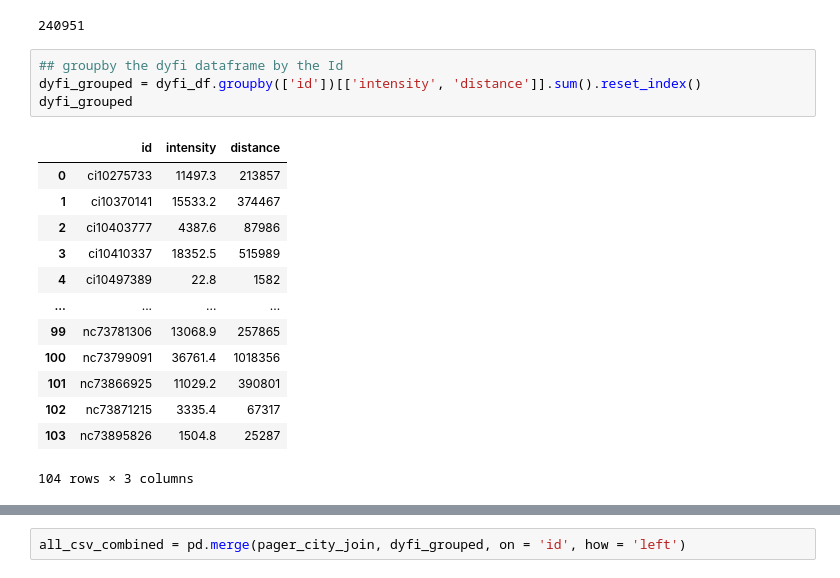
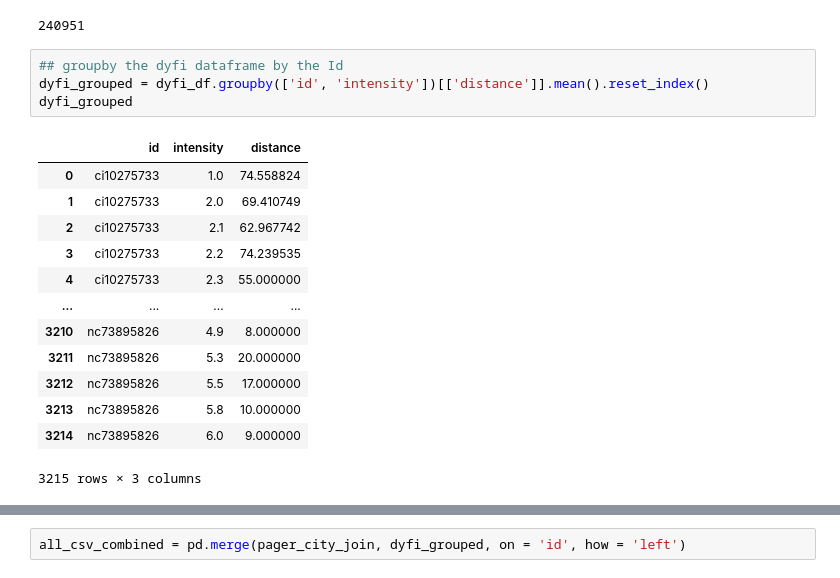
Before and after one commit to justinm329/Earthquake_Analysis, a Jupyter notebook: Untitled.ipynb, the cells around one changed output, grey strips where cells are left out. Saved outputs shown, nothing was run; the diff lists cells and outputs as text.

```diff
--- a/Untitled.ipynb
+++ b/Untitled.ipynb
@@ -96,19 +148,19 @@ len(dyfi_df)
 240951
 # %%
 ## groupby the dyfi dataframe by the Id
-dyfi_grouped = dyfi_df.groupby(['id'])[['intensity', 'distance']].sum().reset_index()
+dyfi_grouped = dyfi_df.groupby(['id', 'intensity'])[['distance']].mean().reset_index()
 dyfi_grouped
 # %% [output]
 |  | id | intensity | distance |
-| 0 | ci10275733 | 11497.3 | 213857 |
-| 1 | ci10370141 | 15533.2 | 374467 |
-| 2 | ci10403777 | 4387.6 | 87986 |
-| 3 | ci10410337 | 18352.5 | 515989 |
-| 4 | ci10497389 | 22.8 | 1582 |
+| 0 | ci10275733 | 1.0 | 74.558824 |
+| 1 | ci10275733 | 2.0 | 69.410749 |
+| 2 | ci10275733 | 2.1 | 62.967742 |
+| 3 | ci10275733 | 2.2 | 74.239535 |
+| 4 | ci10275733 | 2.3 | 55.000000 |
 | ... | ... | ... | ... |
-| 99 | nc73781306 | 13068.9 | 257865 |
-| 100 | nc73799091 | 36761.4 | 1018356 |
-| 101 | nc73866925 | 11029.2 | 390801 |
-| 102 | nc73871215 | 3335.4 | 67317 |
-| 103 | nc73895826 | 1504.8 | 25287 |
+| 3210 | nc73895826 | 4.9 | 8.000000 |
+| 3211 | nc73895826 | 5.3 | 20.000000 |
+| 3212 | nc73895826 | 5.5 | 17.000000 |
+| 3213 | nc73895826 | 5.8 | 10.000000 |
+| 3214 | nc73895826 | 6.0 | 9.000000 |
-104 rows × 3 columns
+3215 rows × 3 columns
```
Also changed, not shown: parts of 16 cells of this notebook, 2 other files.
